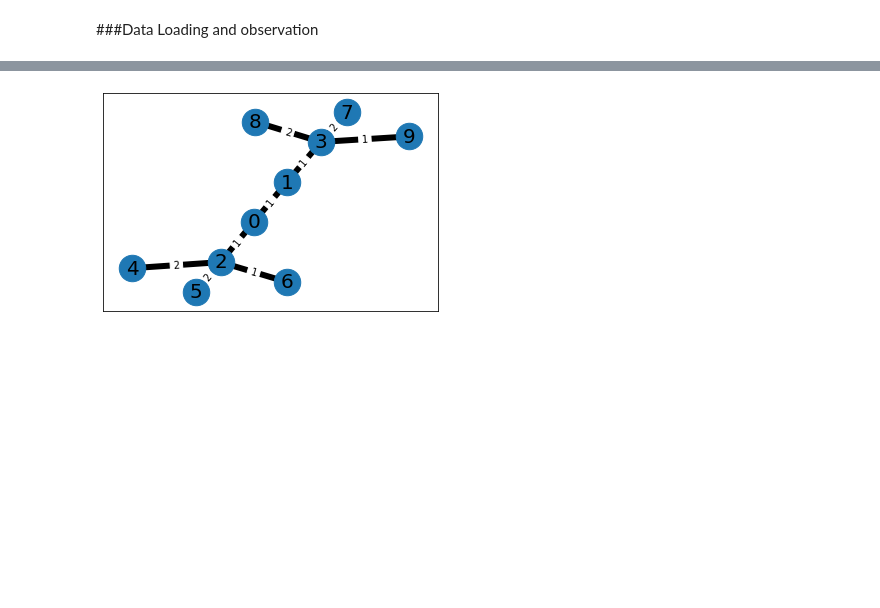
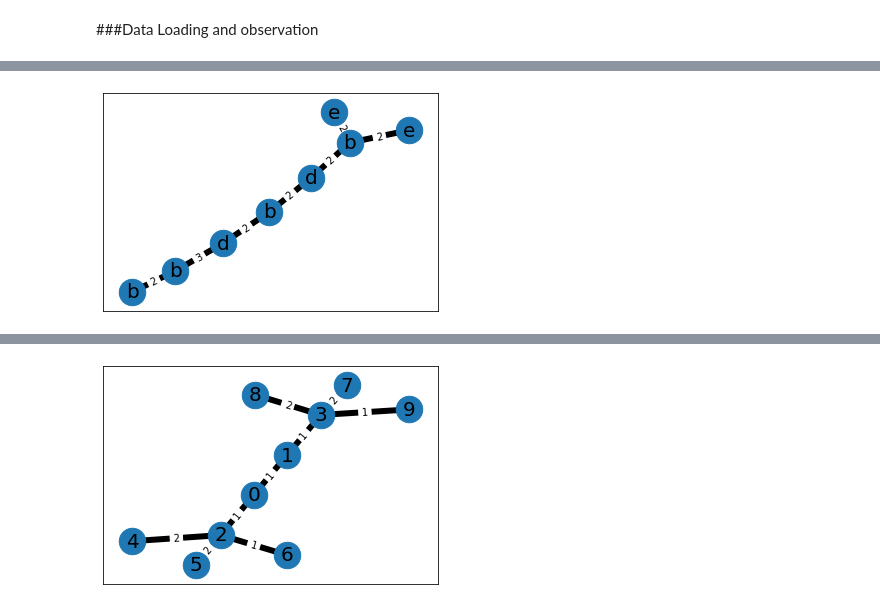
Before and after one commit to neuralresearch/CS39-6, a Jupyter notebook: HenryTaGSim.ipynb, the cells around one changed output, grey strips where cells are left out. Saved outputs shown, nothing was run; the diff lists cells and outputs as text; code cells hidden in the pictures; blank space fills up the shorter version.

```diff
--- a/HenryTaGSim.ipynb
+++ b/HenryTaGSim.ipynb
@@ -57,27 +57,57 @@ edgesdict
 # %%
 import matplotlib.pyplot as plt
 import networkx as nx
 
 G=Graph
 def draw_graph(G):
   pos=nx.spring_layout(G ,seed=42,scale=2)
   edgelist=G.edges
   edge_labels = nx.get_edge_attributes(G, "valence")
   node_labels = nx.get_node_attributes(G, "type")
 
   nx.draw_networkx_nodes(G, pos, node_size=700)
   nx.draw_networkx_edges(G, pos, edgelist=edgelist, width=6)
   nx.draw_networkx_labels(G, pos,labels=node_labels, font_size=20, font_family="sans-serif")
   nx.draw_networkx_edge_labels(G, pos, edge_labels)
 def draw_graph_id(G):
   pos=nx.spring_layout(G ,seed=42,scale=2)
   edgelist=G.edges
   edge_labels = nx.get_edge_attributes(G, "valence")
 
   nx.draw_networkx_nodes(G, pos, node_size=700)
   nx.draw_networkx_edges(G, pos, edgelist=edgelist, width=6)
   nx.draw_networkx_labels(G, pos,  font_size=20, font_family="sans-serif")
   nx.draw_networkx_edge_labels(G, pos, edge_labels)
+
+G=Graph
+def assignNodeLabel(G):
+  nodeLabels=['a','b','c','d','e']
+  relabelDict={}
+  for nodeToBeRebel in G.nodes:
+    relabelDict[nodeToBeRebel]={}
+    newLabel=random.choice(list(nodeLabels))
+    relabelDict[nodeToBeRebel]['type']=newLabel
+  nx.set_node_attributes(G, relabelDict)
+  return G
+
+
+def assignEdgeLabel(G):
+  edgeLabels=['1','2','3']
+  relabelDict={}
+  for edgeToBeRebel in G.edges:
+    relabelDict[edgeToBeRebel]={}
+    newLabel=random.choice(list(edgeLabels))
+    relabelDict[edgeToBeRebel]['valence']=newLabel
+  nx.set_edge_attributes(G, relabelDict)
+  return G
+G=assignNodeLabel(G)
+G=assignEdgeLabel(G)
+
+
+
+draw_graph(G)
+# %% [output]
+[figure, added]
 # %%
 draw_graph(G)
 # %% [output]
```
Also changed, not shown: parts of 11 cells of this notebook.
